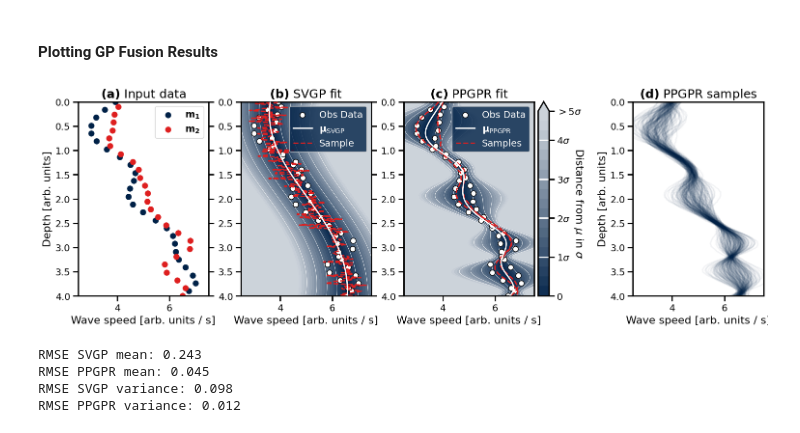
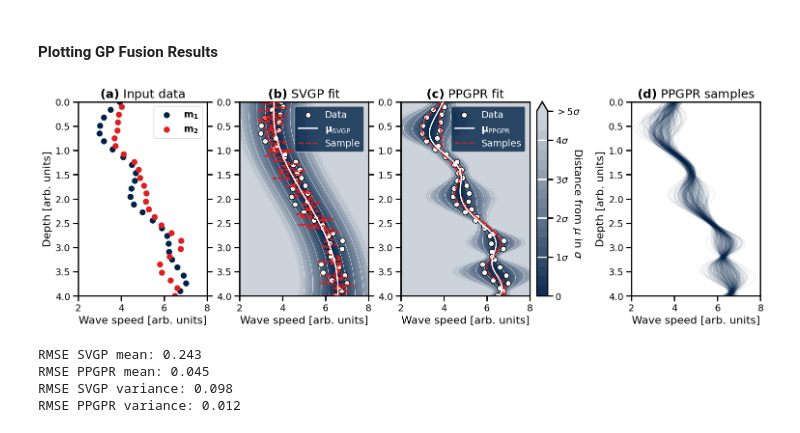
Before and after one commit to sscivier/gp-prob-earthquake-shaking, a Jupyter notebook: workflow.ipynb, the cells around one changed output. Saved outputs shown, nothing was run; the diff lists cells and outputs as text; code cells hidden in the pictures.

Commit message:
Update figures

```diff
--- a/workflow.ipynb
+++ b/workflow.ipynb
@@ -130,7 +130,7 @@ ax.scatter(velocity_models[1], xs[1], label=r"$\bf{m}_2$", color=colors[2])
 
 ax.set(ylim=(0, 4), xlim=(min_velocity, max_velocity))
 ax.set_ylabel("Depth [arb. units]")
-ax.set_xlabel("Wave speed [arb. units / s]")
+ax.set_xlabel("Wave speed [arb. units]")
 
 ax.invert_yaxis()
 
@@ -312,7 +312,7 @@ fig, axs = plt.subplots(1, 6, figsize=(15, 5), constrained_layout=True, gridspec
 
 for col, ax in enumerate(axs.flat):
 
-    ax.set_xlim(2.5, 7.5)
+    ax.set_xlim(2, 8)
     ax.set_ylim(0, 4)
 
     ax.invert_yaxis()
@@ -327,7 +327,7 @@ for col, ax in enumerate(axs.flat):
         ax.tick_params(right=True)
 
     if col != 3:
-        ax.set_xlabel("Wave speed [arb. units / s]")
+        ax.set_xlabel("Wave speed [arb. units]")
 
 axs[0].scatter(velocity_models[0], xs[0], label=r"$\bf{m}_1$", color=colors[0])
 axs[0].scatter(velocity_models[1], xs[1], label=r"$\bf{m}_2$", color=colors[2])
@@ -336,7 +336,7 @@ axs[0].legend(loc="upper right")
 
 c = axs[1].contourf(test_velocities, test_x, n_sigma_pdf_svgp.T, levels=20, cmap=blue_cmap, alpha=1., zorder=0, extend="max")
 axs[1].contour(test_velocities, test_x, n_sigma_pdf_svgp.T, levels=[1, 2, 3, 4], colors="white", linewidths=0.5, zorder=1)
-axs[1].scatter(train_y, train_x, color="white", edgecolors="black", label="Obs Data", zorder=2)
+axs[1].scatter(train_y, train_x, color="white", edgecolors="black", label="Data", zorder=2)
 axs[1].plot(mean_svgp, test_x, label=r"$\bf{\mu}_{\text{SVGP}}$", color="white", zorder=4)
 
 axs[1].plot(out_samples_svgp[0], test_x, color=colors[2], ls="--", label=f"Sample", zorder=3)
@@ -345,7 +345,7 @@ axs[1].legend(facecolor=colors[0], labelcolor="white", loc="upper right")
 
 c = axs[2].contourf(test_velocities, test_x, n_sigma_pdf_ppgpr.T, levels=20, cmap=blue_cmap, alpha=1., zorder=0, extend="max")
 axs[2].contour(test_velocities, test_x, n_sigma_pdf_ppgpr.T, levels=[1, 2, 3, 4], colors="white", linewidths=0.5, zorder=1)
-axs[2].scatter(train_y, train_x, color="white", edgecolors="black", label="Obs Data", zorder=2)
+axs[2].scatter(train_y, train_x, color="white", edgecolors="black", label="Data", zorder=2)
 axs[2].plot(mean_ppgpr, test_x, label=r"$\bf{\mu}_{\text{PPGPR}}$", color="white", zorder=4)
 
 for i in range(2):
@@ -355,34 +355,34 @@ for i in range(2):
         axs[2].plot(out_samples_ppgpr[i], test_x, color=colors[2], ls="--", zorder=3)
 
 axs[2].legend(facecolor=colors[0], labelcolor="white", loc="upper right")
 
 cbar = fig.colorbar(c, cax=axs[3])
 cbar.set_ticks([0, 1, 2, 3, 4, 5])
 cbar.set_ticklabels([r"0", r"1$\sigma$", r"2$\sigma$", r"3$\sigma$", r"4$\sigma$", r"$>$5$\sigma$"])
 cbar.set_label("Distance from $\mu$ in $\sigma$", rotation=270)
 
 axs[3].invert_yaxis()
 
 axs[4].axis("off")
 
 for i in range(1, 5):
     cbar.ax.axhline(i, color="white", lw=2)
 
 for i in range(num_vmodel_samples):
     axs[5].plot(velocity_samples[i], np.linspace(0, 4, num_test_points), color=colors[0], alpha=0.05)
 
 axs[5].set_ylabel("Depth [arb. units]")
 
 axs[0].set_title(r"$\bf{(a)}$ Input data")
 axs[1].set_title(r"$\bf{(b)}$ SVGP fit")
 axs[2].set_title(r"$\bf{(c)}$ PPGPR fit")
 axs[5].set_title(r"$\bf{(d)}$ PPGPR samples")
 
 # plt.savefig("./figures/data_fit_samples.pdf", bbox_inches="tight")
 
 plt.show()
 # %% [output]
-[figure, old version]
+[figure, new version]
 # %%
 # interpolate the two input models using cubic splines
 
```
Also changed, not shown: parts of 2 cells of this notebook, 5 other files.
